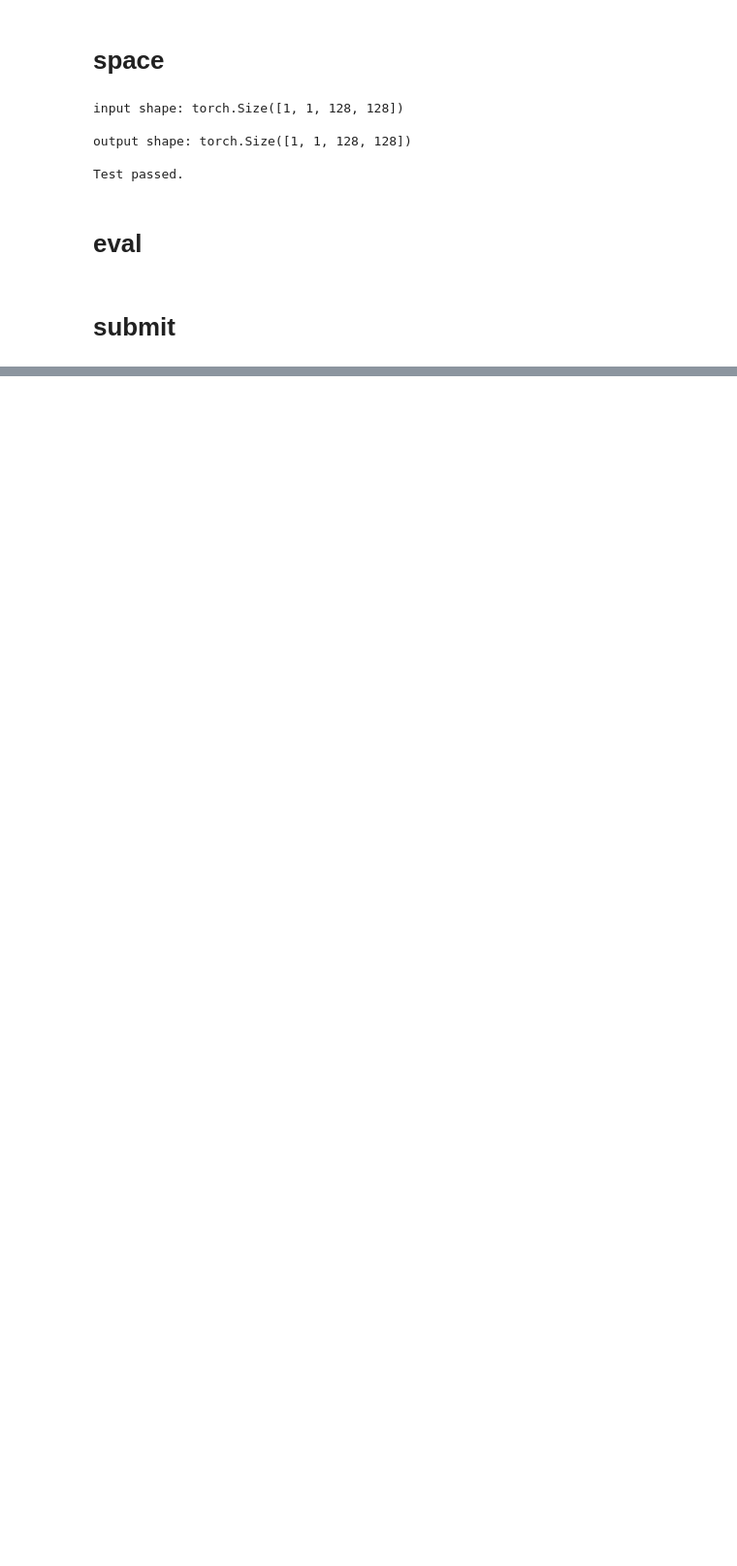
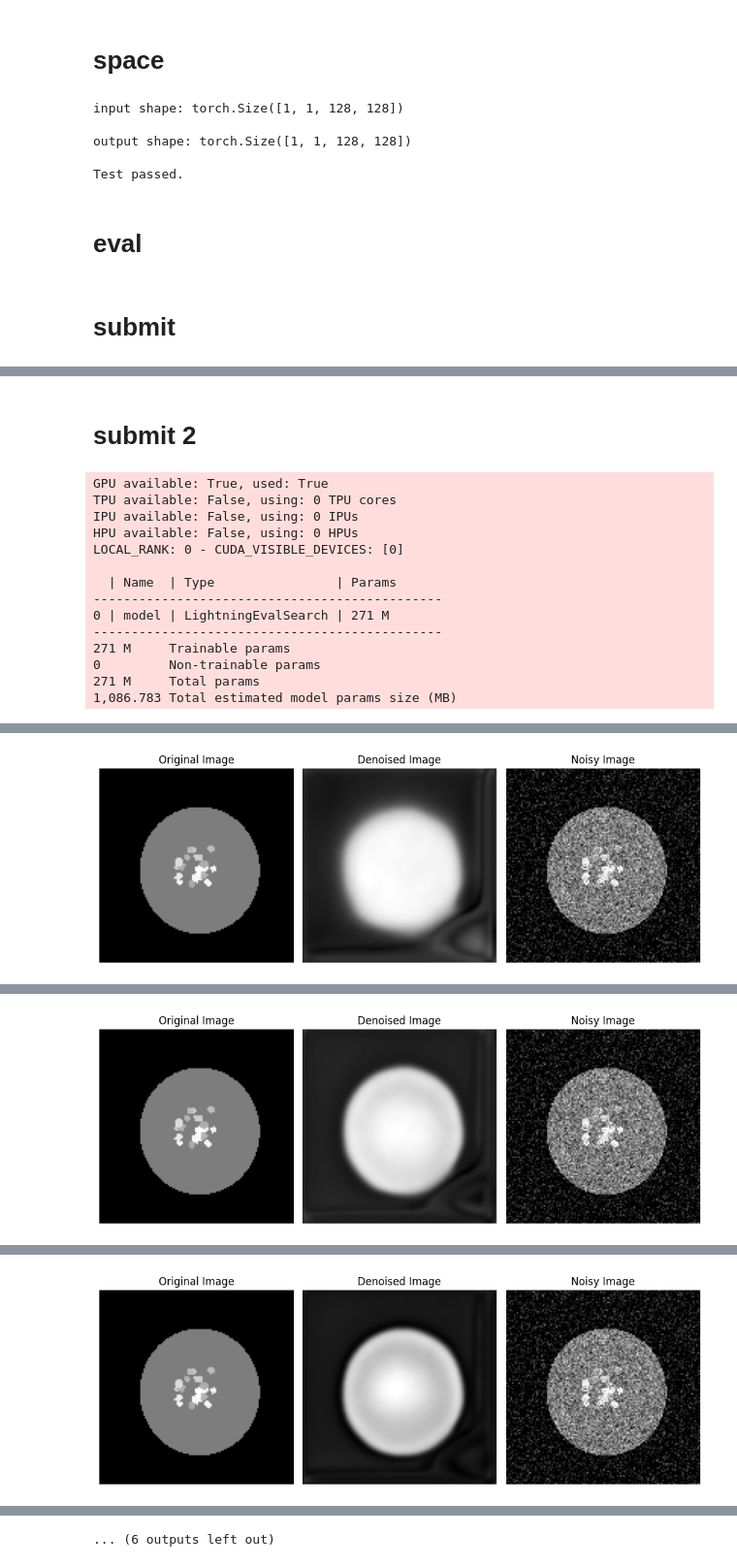
Before and after one commit to himbostradamus/dip-in-darts, a Jupyter notebook: _darts_space_3.ipynb, the cells around one changed output, grey strips where cells are left out. Shown at 97% size. Cells and saved outputs as stored; diff of their text form; code cells hidden in the pictures; blank space fills up the shorter version.

```diff
--- a/_darts_space_3.ipynb
+++ b/_darts_space_3.ipynb
@@ -495,0 +587,60 @@ experiment.stop()
+# %% [markdown]
+# submit 2
+# %%
+
+
+# Create the lightning module
+module = LightningEvalSearch(
+                phantom=phantom,
+                buffer_size=50,
+                num_iter=25,
+                lr=0.01,
+                noise_type='gaussian',
+                noise_factor=0.15,
+                resolution=resolution,
+                )
+
+# Create a PyTorch Lightning trainer
+trainer = Trainer(
+            # callbacks=[early_stop_callback],
+            max_epochs=400, # (max_epochs)*(num_iter) = (Total Iterations) ---> 100 * 50 = 5000 iterations
+            fast_dev_run=False,
+            gpus=1,
+            )
+if not hasattr(trainer, 'optimizer_frequencies'):
+    trainer.optimizer_frequencies = []
+
+
+# Create the lighting object for evaluator
+train_loader = DataLoader(SingleImageDataset(phantom, num_iter=1), batch_size=1)
+val_loader = DataLoader(SingleImageDataset(phantom, num_iter=1), batch_size=1)
+
+lightning = Lightning(lightning_module=module, trainer=trainer, train_dataloaders=train_loader, val_dataloaders=val_loader)
+
+
+# Create a Search Space
+model_space = DARTS_UNet()
+
+# Select the Search Strategy
+strategy = DartsStrategy()
+
+fast_dev_run=False
+
+config = RetiariiExeConfig(execution_engine='oneshot')
+experiment = RetiariiExperiment(model_space, evaluator=lightning, strategy=strategy)
+experiment.run(config)
+# %% [output]
+GPU available: True, used: True
+TPU available: False, using: 0 TPU cores
+IPU available: False, using: 0 IPUs
+HPU available: False, using: 0 HPUs
+LOCAL_RANK: 0 - CUDA_VISIBLE_DEVICES: [0]
+
+  | Name  | Type                | Params
+----------------------------------------------
+0 | model | LightningEvalSearch | 271 M
+----------------------------------------------
+271 M     Trainable params
+0         Non-trainable params
+271 M     Total params
+1,086.783 Total estimated model params size (MB)
@@ -495,0 +664 @@ experiment.stop()
+[figure, added]
@@ -495,0 +682 @@ experiment.stop()
+[figure, added]
@@ -495,0 +700 @@ experiment.stop()
+[figure, added]
@@ -495,0 +754 @@ experiment.stop()
+... (6 outputs left out)
```
Also changed, not shown: parts of 10 cells of this notebook, 11 other files.
